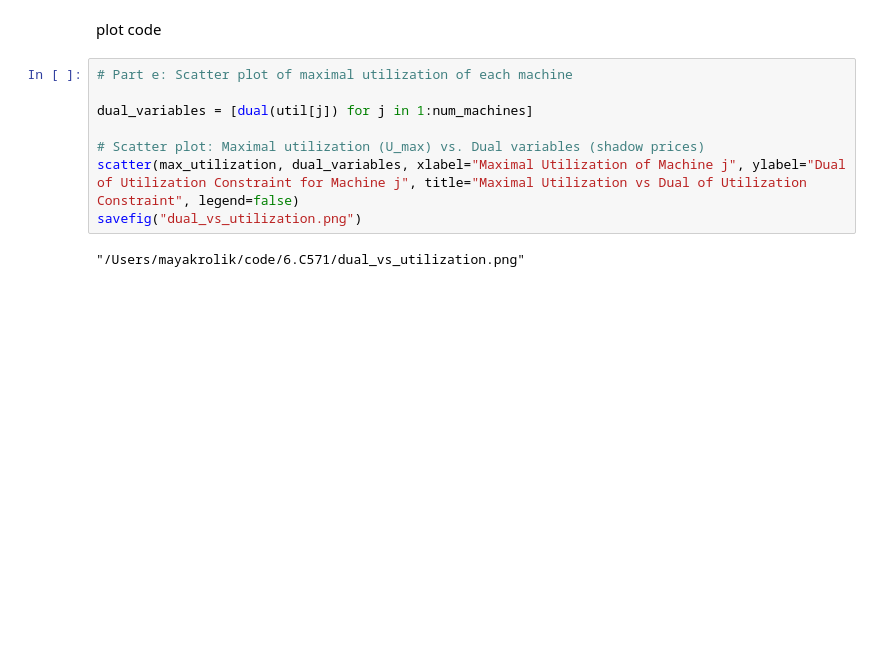
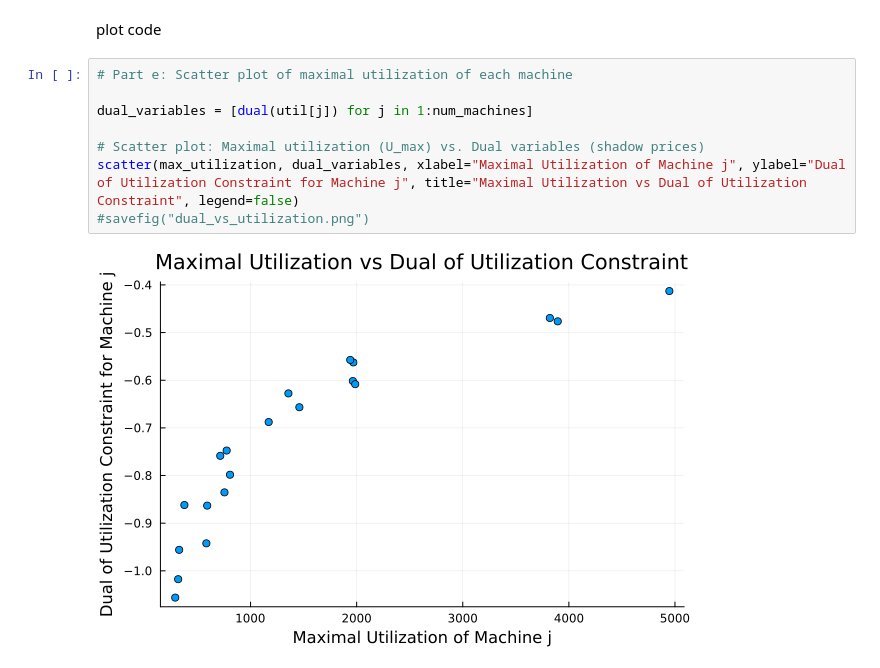
Before and after one commit to mayakrolik/Optimization_Methods_Projects, a Jupyter notebook: Pset 2/hw2.ipynb, the cells around one changed output. Saved outputs shown, nothing was run; the diff lists cells and outputs as text; blank space fills up the shorter version.

```diff
--- a/Pset 2/hw2.ipynb
+++ b/Pset 2/hw2.ipynb
@@ -154,10 +155,10 @@ plot code
 # %%
 # Part e: Scatter plot of maximal utilization of each machine
 
 dual_variables = [dual(util[j]) for j in 1:num_machines]
 
 # Scatter plot: Maximal utilization (U_max) vs. Dual variables (shadow prices)
 scatter(max_utilization, dual_variables, xlabel="Maximal Utilization of Machine j", ylabel="Dual of Utilization Constraint for Machine j", title="Maximal Utilization vs Dual of Utilization Constraint", legend=false)
-savefig("dual_vs_utilization.png")
+#savefig("dual_vs_utilization.png")
 # %% [output]
-"/Users/mayakrolik/code/6.C571/dual_vs_utilization.png"
+[figure, added]
```
Also changed, not shown: parts of 2 cells of this notebook.
